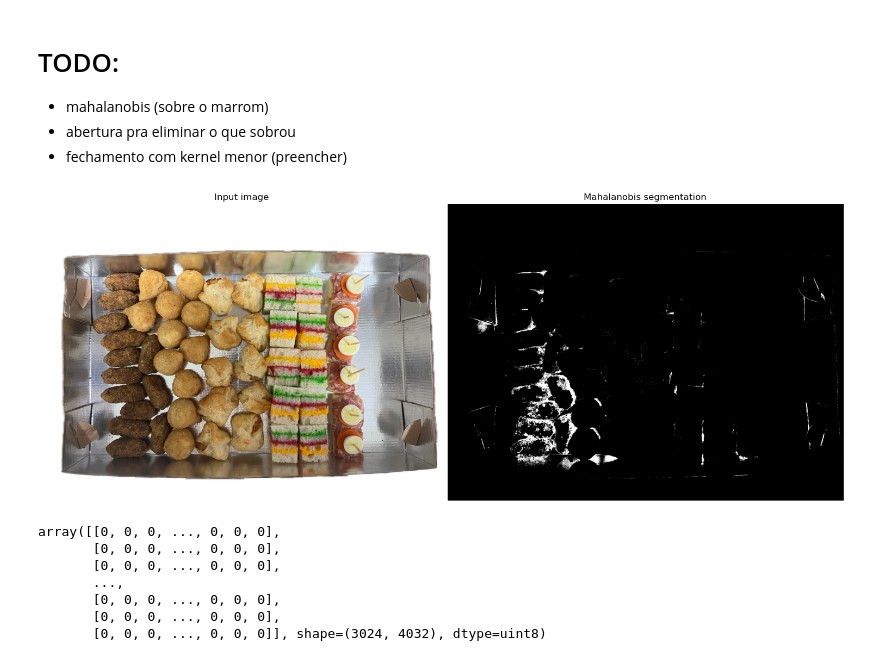
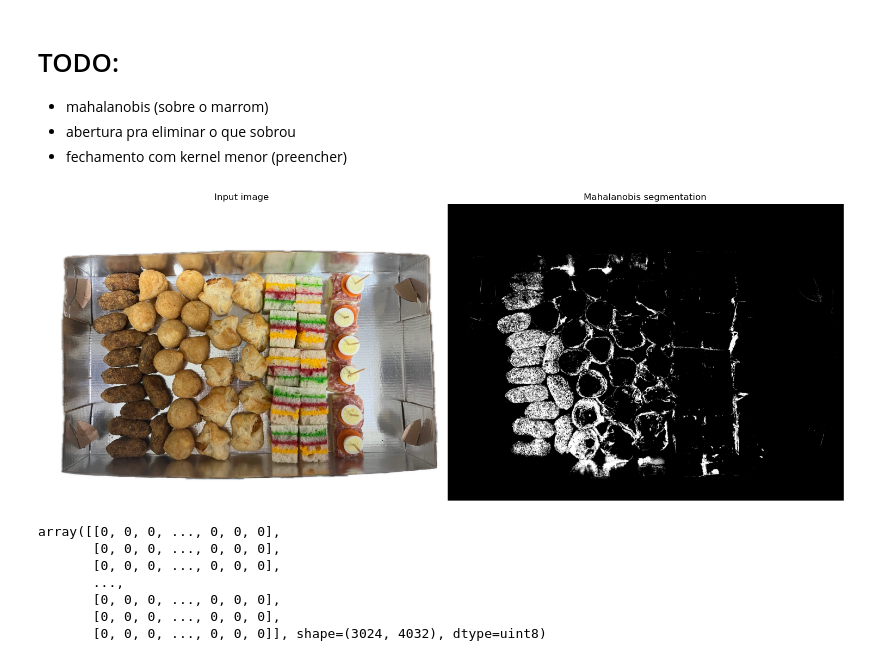
Before and after one commit to Lz-Gustavo/cv-ine410121-2025, a Jupyter notebook: clasic-imx-mahala.ipynb, the cells around one changed output. Cells and saved outputs as stored; diff of their text form; code cells hidden in the pictures.

Commit message:
feat: setup different hsv ranges on mahalanobis

```diff
--- a/clasic-imx-mahala.ipynb
+++ b/clasic-imx-mahala.ipynb
@@ -43,7 +43,6 @@ PIPELINE_IMG = ORIGINAL_IMG
 - fechamento com kernel menor (preencher)
 # %%
 from scipy.spatial.distance import mahalanobis
-from scipy.stats import chi2
 
 
 def segment_by_mahalanobis(image, target_color, threshold=10.0, sample_neighborhood=15):
@@ -73,16 +72,22 @@ def segment_by_mahalanobis(image, target_color, threshold=10.0, sample_neighborh
     mask_sample = np.zeros((h, w), dtype=np.uint8)
 
     # Find pixels close to target color (initial broad range)
-    lower_bound = np.array([
-        max(0, target_color[0] - sample_neighborhood),
-        max(0, target_color[1] - sample_neighborhood),
-        max(0, target_color[2] - sample_neighborhood)
-    ])
-    upper_bound = np.array([
-        min(255, target_color[0] + sample_neighborhood),
-        min(255, target_color[1] + sample_neighborhood),
-        min(255, target_color[2] + sample_neighborhood)
-    ])
+    # lower_bound = np.array([
+    #     max(0, target_color[0] - sample_neighborhood),
+    #     max(0, target_color[1] - sample_neighborhood),
+    #     max(0, target_color[2] - sample_neighborhood)
+    # ])
+    # upper_bound = np.array([
+    #     min(255, target_color[0] + sample_neighborhood),
+    #     min(255, target_color[1] + sample_neighborhood),
+    #     min(255, target_color[2] + sample_neighborhood)
+    # ])
+
+    #lower_bound = np.array([10, 100, 10])
+    #upper_bound = np.array([20, 180, 40])
+
+    lower_bound = np.array([8, 130, 10])
+    upper_bound = np.array([24, 180, 140])
 
     mask_sample = cv2.inRange(hsv_image, lower_bound, upper_bound)
     sample_pixels = hsv_flat[mask_sample.flatten() > 0]
@@ -95,36 +100,44 @@ def segment_by_mahalanobis(image, target_color, threshold=10.0, sample_neighborh
         mean_color = np.mean(sample_pixels, axis=0)
         cov_matrix = np.cov(sample_pixels.T)
 
         # Ensure covariance matrix is invertible
         if np.linalg.matrix_rank(cov_matrix) < 3:
             cov_matrix += np.eye(3) * 0.1
 
     # Calculate inverse covariance matrix for mahalanobis function
     try:
         inv_cov = np.linalg.inv(cov_matrix)
     except np.linalg.LinAlgError:
         inv_cov = np.linalg.pinv(cov_matrix)
 
     # Calculate Mahalanobis distance for all pixels using scipy function
     distances = np.array([mahalanobis(pixel, mean_color, inv_cov) for pixel in hsv_flat])
 
     # Create binary mask based on threshold
     PIPELINE_IMG = (distances < threshold).astype(np.uint8).reshape(h, w) * 255
+    #PIPELINE_IMG = (distances).astype(np.uint8).reshape(h, w)
 
     show_2_images(image, PIPELINE_IMG, 'Input image', 'Mahalanobis segmentation')
 
     return PIPELINE_IMG
 
 
 # brown colors HSV:
 # [8, 130, 10]
 # [10, 56, 127]
 # [14, 140, 40]
+# [15, 134, 135] -> identifies all with 8 threshold and 20 sample
+# [10, 100, 80]  -> mid-brown
+# [12, 110, 100] -> slightly lighter
+# [8, 120, 90]   -> darker brown
 
-brown_color = np.array([10, 56, 127])
-segment_by_mahalanobis(ORIGINAL_IMG, brown_color, threshold=8.0, sample_neighborhood=20)
+# orange colors HSV:
+# [17, 142, 190]
+
+brown_color = np.array([8, 130, 10])
+segment_by_mahalanobis(ORIGINAL_IMG, brown_color, threshold=2.3, sample_neighborhood=20)
 # %% [output]
-[figure, old version]
+[figure, new version]
 array([[0, 0, 0, ..., 0, 0, 0],
        [0, 0, 0, ..., 0, 0, 0],
        [0, 0, 0, ..., 0, 0, 0],
```
Also changed, not shown: parts of 4 cells of this notebook, 1 other file.
